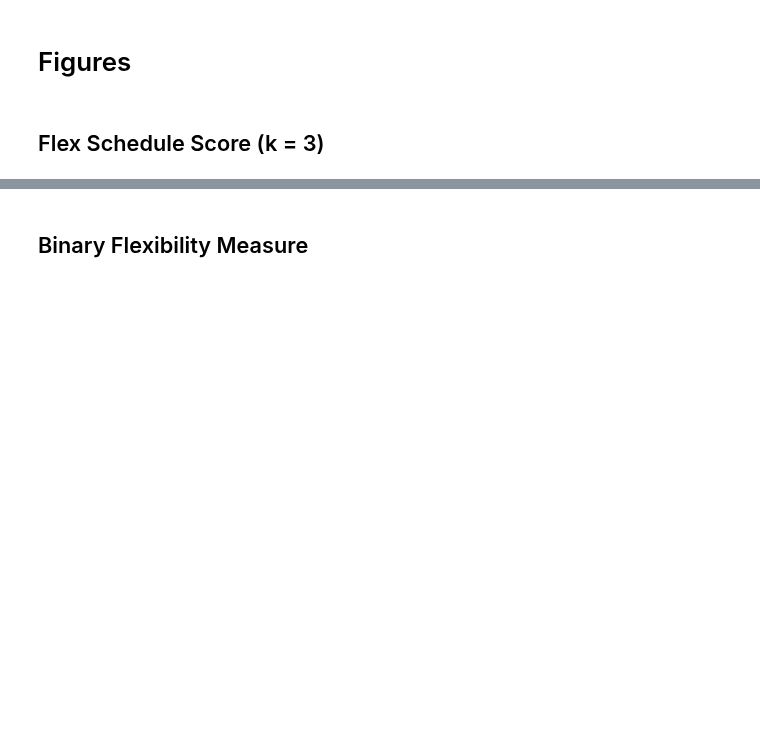
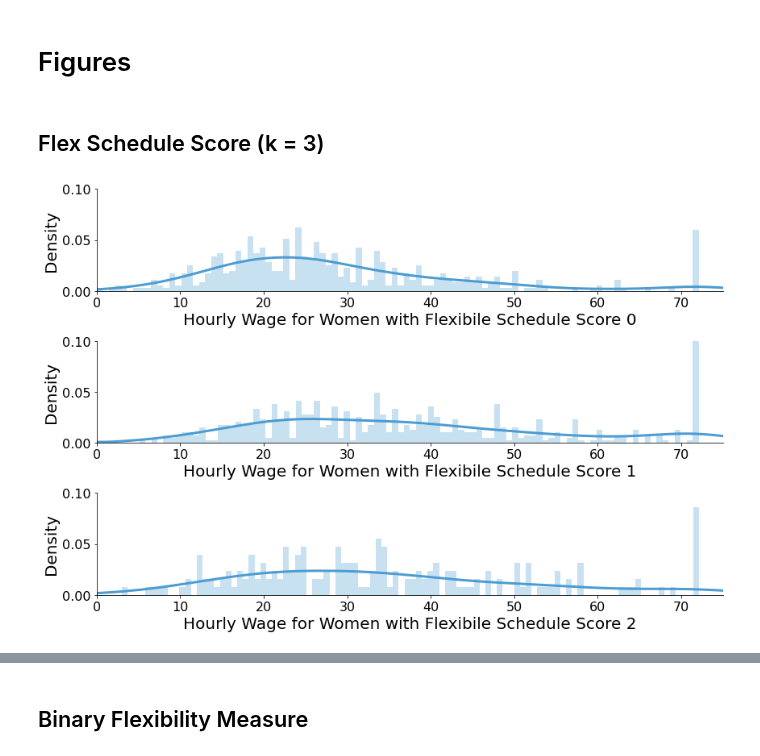
Before and after one commit to meganmccoy/flexibility-in-search-model, a Jupyter notebook: SimplifiedModel.ipynb, the cells around one changed output, grey strips where cells are left out. Saved outputs shown, nothing was run; the diff lists cells and outputs as text; code cells hidden in the pictures; blank space fills up the shorter version.

Commit message:
Exploring estimations with female data

```diff
--- a/SimplifiedModel.ipynb
+++ b/SimplifiedModel.ipynb
@@ -399,0 +539,8 @@ est1.fun
+# %%
+fifth_pctl = np.zeros(1)
+
+for k in range(2):
+    tmp = men[men['flex']==k]
+    fifth = np.percentile(tmp['hrwage'],5)
+    fifth_pctl = np.append(fifth_pctl, fifth)
+    print("5th percentile wage = " + str(fifth) + " for men with flex level " + str(k))
@@ -399,0 +554,5 @@ est1.fun
+# %%
+men['wage_trunc2']=men['hrwage']
+
+for k in range(2):
+    men['wage_trunc2'].iloc[(men['hrwage']<fifth_pctl[k+1]) & (men['flex']==k)]=fifth_pctl[k+1] #k+1 because empty array initiates with zero
@@ -399,0 +625,8 @@ est1.fun
+# %%
+fifth_pctl = np.zeros(1)
+
+for k in range(2):
+    tmp = women[women['flex']==k]
+    fifth = np.percentile(tmp['hrwage'],5)
+    fifth_pctl = np.append(fifth_pctl, fifth)
+    print("5th percentile wage = " + str(fifth) + " for men with flex level " + str(k))
@@ -399,0 +640,5 @@ est1.fun
+# %%
+women['wage_trunc2']=women['hrwage']
+
+for k in range(2):
+    women['wage_trunc2'].iloc[(women['hrwage']<fifth_pctl[k+1]) & (women['flex']==k)]=fifth_pctl[k+1] #k+1 because empty array initiates with zero
@@ -417,6 +724,24 @@ for k in range(3):
 plt.tight_layout()
 
 fig.savefig('./hrwage_men_3flex.png', bbox_inches='tight', transparent=True)
+# %%
+fig, ax = plt.subplots(3, 1, figsize=(12, 8))
+
+for k in range(3):
+    tmp = df[(df['flex_sched_score']==k) & (df['sex']=='female') & (df['employed']==1)]
+    sns.distplot(tmp['hrwage'], color='#4B9CD3', hist_kws={'alpha' : .3}, bins=100, ax=ax[k])
+#     ax[k].legend(['Flexibility Level ' + str(k)])
+    ax[k].set_ylim([0,0.1])
+    ax[k].set_xlim([0,75])
+    ax[k].set(xlabel = 'Hourly Wage for Women with Flexibile Schedule Score ' +str(k))
+
+# ax.set(xlabel="Distribution of Men's Hourly Wage (raw)")
+
+plt.tight_layout()
+
+fig.savefig('./hrwage_women_3flex.png', bbox_inches='tight', transparent=True)
+# %% [output]
+[figure, added]
 # %%
 fig, ax = plt.subplots(3, 1, figsize=(12, 8))
 
```
Also changed, not shown: parts of 71 cells of this notebook.
